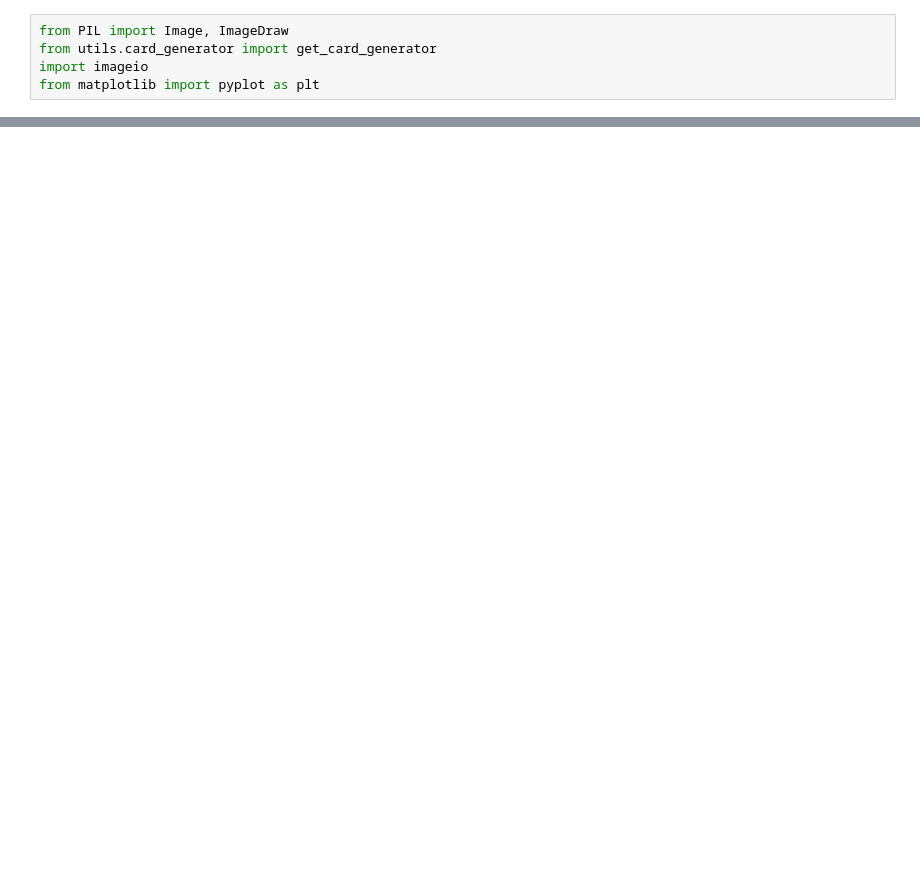
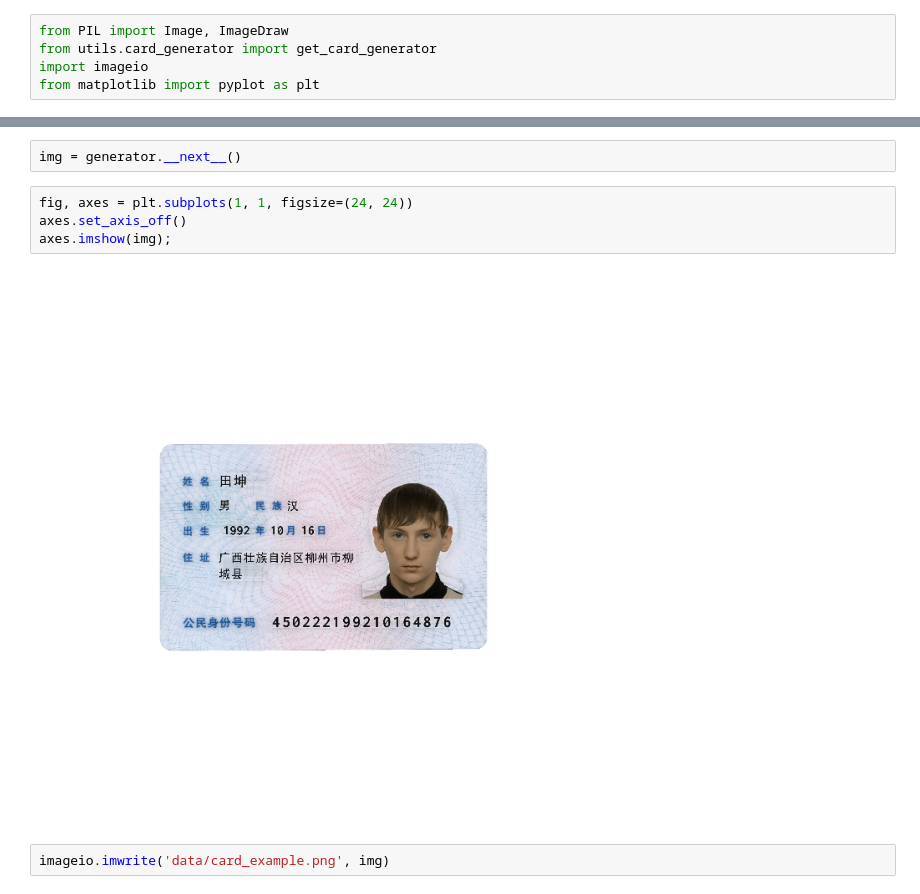
Before and after one commit to sdlm/chinese-ausweis-viewer, a Jupyter notebook: chinese_ausweis_viewer/card_generator.ipynb, the cells around one changed output, grey strips where cells are left out. Drawn from its saved outputs; the diff is of its cells as text; blank space fills up the shorter version.

```diff
--- a/chinese_ausweis_viewer/card_generator.ipynb
+++ b/chinese_ausweis_viewer/card_generator.ipynb
@@ -14,0 +18,10 @@ plt.imshow(generator.__next__());
+# %%
+img = generator.__next__()
+# %%
+fig, axes = plt.subplots(1, 1, figsize=(24, 24))
+axes.set_axis_off()
+axes.imshow(img);
+# %% [output]
+[figure, added]
+# %%
+imageio.imwrite('data/card_example.png', img)
```
Also changed, not shown: parts of 2 cells of this notebook, 2 other files.
